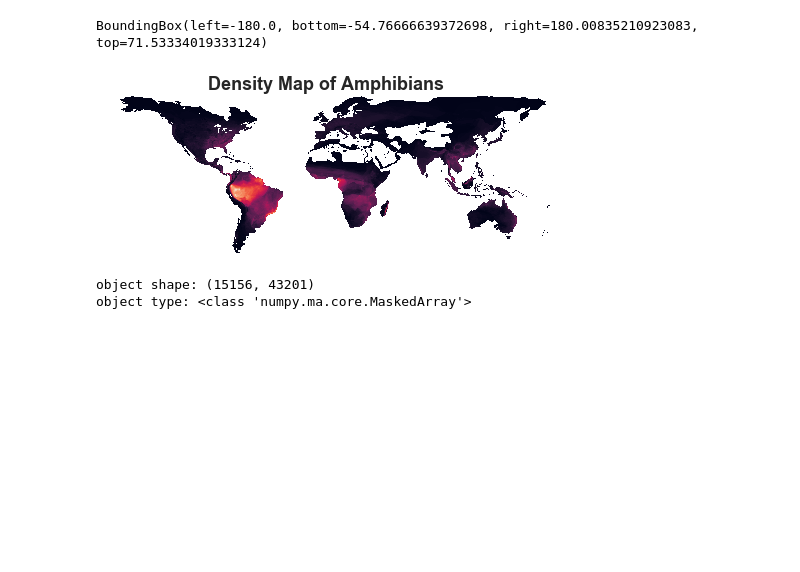
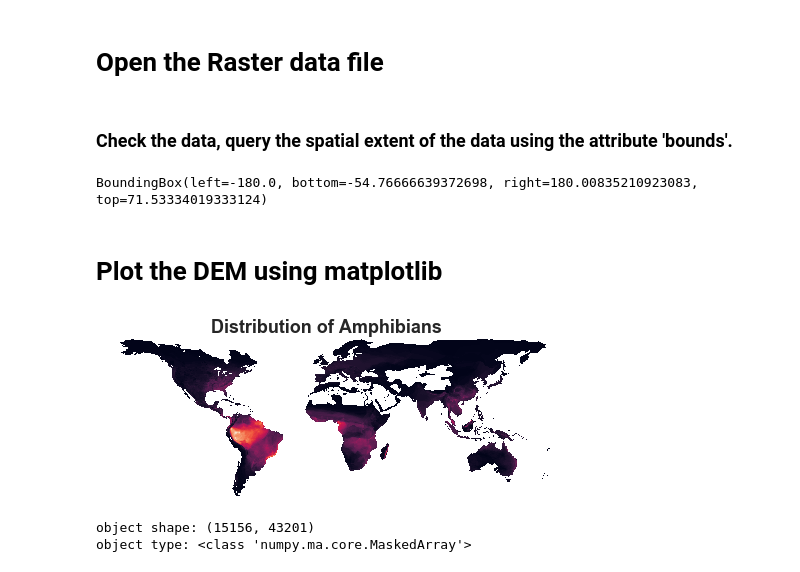
Before and after one commit to SeriousHyena/UAF-Temperature, a Jupyter notebook: temp-1.ipynb, the cells around one changed output. Drawn from its saved outputs; the diff is of its cells as text; code cells hidden in the pictures; blank space fills up the shorter version.

```diff
--- a/temp-1.ipynb
+++ b/temp-1.ipynb
@@ -20,23 +21,29 @@ sns.set(font_scale=1.5, style="white")
 # Get data and set wd
 # et.data.get_data("colorado-flood")
 # os.chdir(os.path.join(et.io.HOME, 'earth-analytics'))
+# %% [markdown]
+# Open the Raster data file
 # %%
 # Open raster data
 amphibs = rio.open(r'C:\Users\emack\Documents\UAF-Temperature\data\amphibians.tif')
+# %% [markdown]
+### Check the data, query the spatial extent of the data using the attribute 'bounds'.
 # %%
 # Query the spatial extent of the data
 amphibs.bounds
 # %% [output]
 BoundingBox(left=-180.0, bottom=-54.76666639372698, right=180.00835210923083, top=71.53334019333124)
+# %% [markdown]
+# Plot the DEM using matplotlib
 # %%
 # Plot the dem using raster.io
 fig, ax = plt.subplots(figsize = (8,3))
 show(amphibs,
-     title="Density Map of Amphibians",
+     title="Distribution of Amphibians",
      ax=ax)
 ax.set_axis_off()
 # %% [output]
-[figure, old version]
+[figure, new version]
 # %%
 with rio.open(r'C:\Users\emack\Documents\UAF-Temperature\data\amphibians.tif') as src:
     # Convert / read the data into a numpy array:
```
Also changed, not shown: parts of 7 cells of this notebook.
